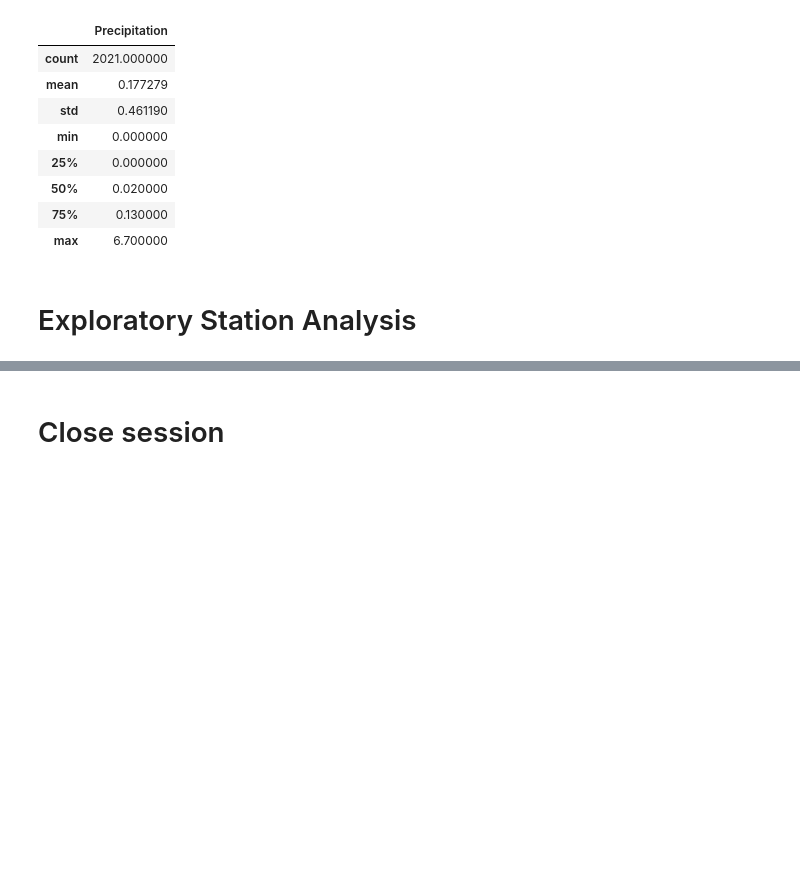
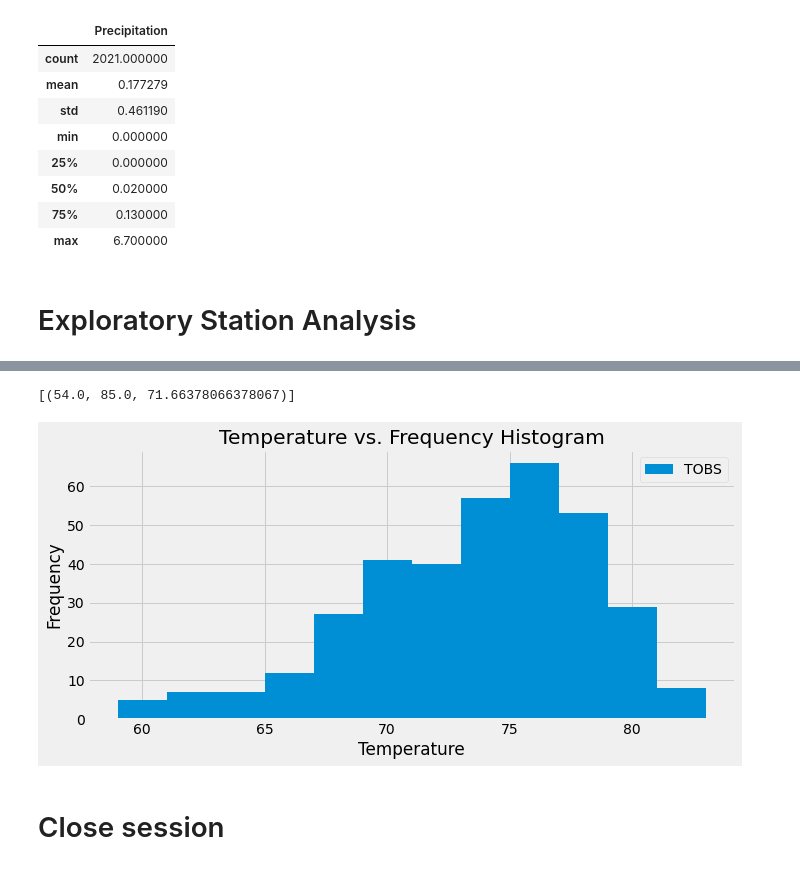
Before and after one commit to Brack1345/sql_alchemy_challenge, a Jupyter notebook: climate_analysis.ipynb, the cells around one changed output, grey strips where cells are left out. Drawn from its saved outputs; the diff is of its cells as text; code cells hidden in the pictures; blank space fills up the shorter version.

```diff
--- a/climate_analysis.ipynb
+++ b/climate_analysis.ipynb
@@ -113,8 +129,30 @@ precipitation_db.describe()
 # %%
 # Using the most active station id from the previous query, calculate the lowest, highest, and average temperature.
+sel = [func.min(Measurement.tobs),
+      func.max(Measurement.tobs),
+      func.avg(Measurement.tobs)]
+
+min_max_avg_temp = session.query(*sel).filter(Measurement.station == "USC00519281").all()
+min_max_avg_temp
+# %% [output]
+[(54.0, 85.0, 71.66378066378067)]
 # %%
 # Using the most active station id
-# Query the last 12 months of temperature observation data for this station and plot the results as a histogram
+# Query the last 12 months of temperature observation data for this station
+tobs_data = session.query(Measurement.tobs).filter(Measurement.date >= one_year_ago).filter(Measurement.station == "USC00519281").order_by(Measurement.date).all()
+# %%
+#Creating DataFrame in order to plot
+tobs_data_df = pd.DataFrame(tobs_data, columns=["TOBS"])
+# %%
+#Plotting Histogram
+tobs_data_df.plot.hist(bins=12, title="Temperature vs. Frequency Histogram", figsize=(10,5))
+plt.xlabel("Temperature")
+plt.legend
+plt.tight_layout()
+plt.savefig("Images/temperature_vs_frequency.png")
+plt.show()
+# %% [output]
+[figure, added]
 # %% [markdown]
 # Close session
 # %%
```
Also changed, not shown: parts of 2 cells of this notebook, 1 other file.
